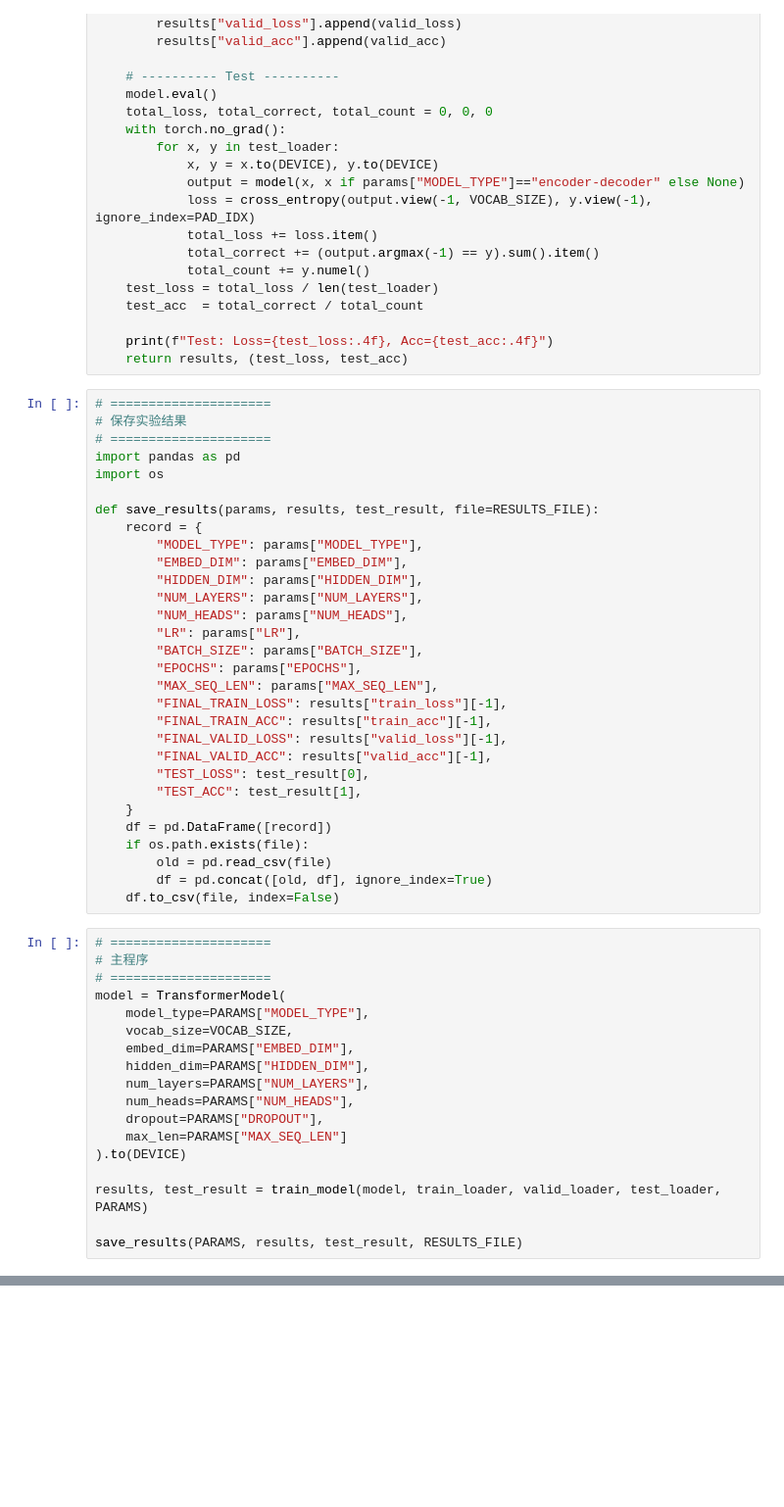
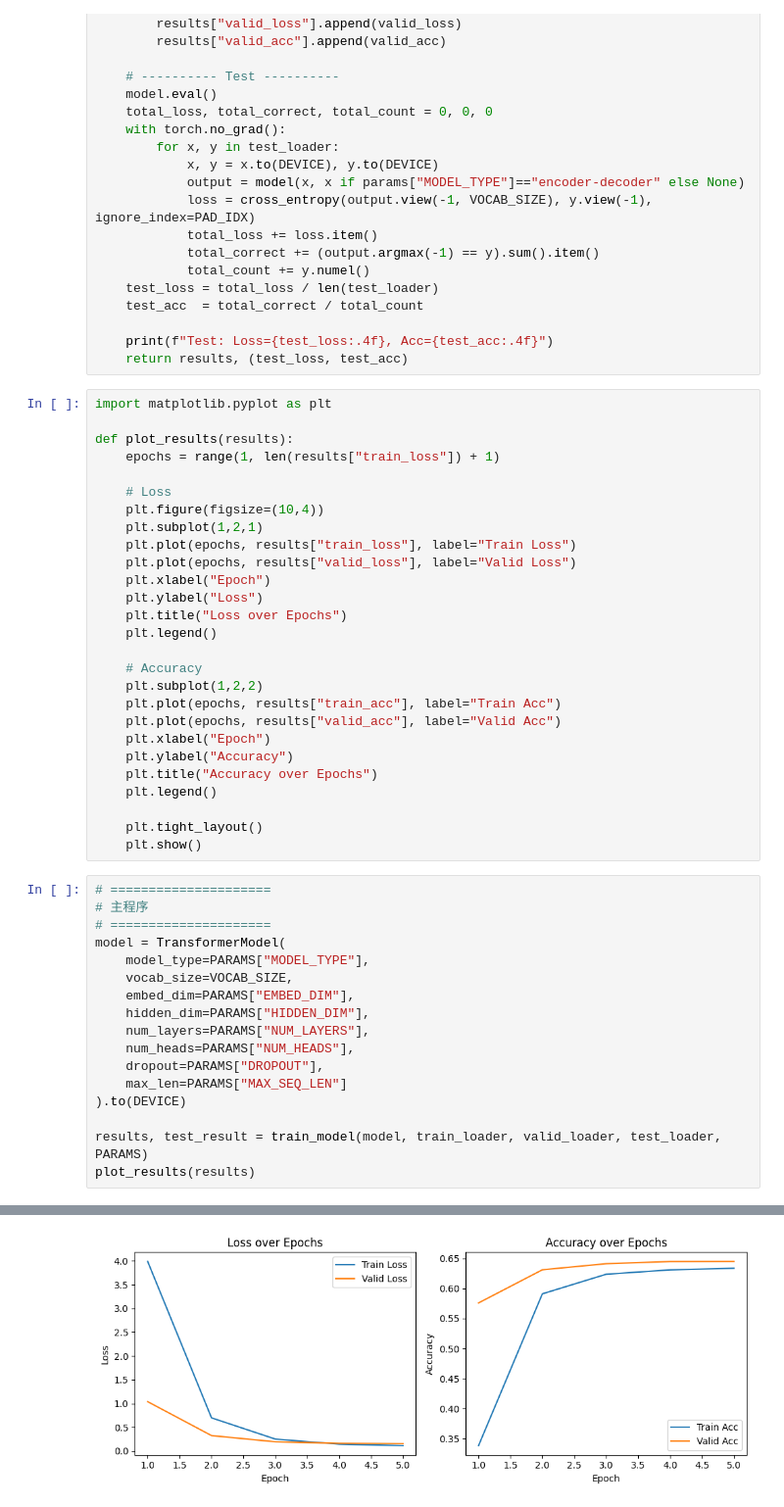
Before and after one commit to Mention25/Task1, a Jupyter notebook: task3/notebooks/task3-sub2.ipynb, the cells around one changed output, grey strips where cells are left out. Shown: that part at 98% size. Saved outputs shown, nothing was run; the diff lists cells and outputs as text; blank space fills up the shorter version.

```diff
--- a/task3/notebooks/task3-sub2.ipynb
+++ b/task3/notebooks/task3-sub2.ipynb
@@ -219,36 +219,33 @@ def train_model(model, train_loader, valid_loader, test_loader, params):
 
     print(f"Test: Loss={test_loss:.4f}, Acc={test_acc:.4f}")
     return results, (test_loss, test_acc)
-# %%
-# =====================
-# 保存实验结果
-# =====================
-import pandas as pd
-import os
-
-def save_results(params, results, test_result, file=RESULTS_FILE):
-    record = {
-        "MODEL_TYPE": params["MODEL_TYPE"],
-        "EMBED_DIM": params["EMBED_DIM"],
-        "HIDDEN_DIM": params["HIDDEN_DIM"],
-        "NUM_LAYERS": params["NUM_LAYERS"],
-        "NUM_HEADS": params["NUM_HEADS"],
-        "LR": params["LR"],
-        "BATCH_SIZE": params["BATCH_SIZE"],
-        "EPOCHS": params["EPOCHS"],
-        "MAX_SEQ_LEN": params["MAX_SEQ_LEN"],
-        "FINAL_TRAIN_LOSS": results["train_loss"][-1],
-        "FINAL_TRAIN_ACC": results["train_acc"][-1],
-        "FINAL_VALID_LOSS": results["valid_loss"][-1],
-        "FINAL_VALID_ACC": results["valid_acc"][-1],
-        "TEST_LOSS": test_result[0],
-        "TEST_ACC": test_result[1],
-    }
-    df = pd.DataFrame([record])
-    if os.path.exists(file):
-        old = pd.read_csv(file)
-        df = pd.concat([old, df], ignore_index=True)
-    df.to_csv(file, index=False)
+# %%
+import matplotlib.pyplot as plt
+
+def plot_results(results):
+    epochs = range(1, len(results["train_loss"]) + 1)
+
+    # Loss
+    plt.figure(figsize=(10,4))
+    plt.subplot(1,2,1)
+    plt.plot(epochs, results["train_loss"], label="Train Loss")
+    plt.plot(epochs, results["valid_loss"], label="Valid Loss")
+    plt.xlabel("Epoch")
+    plt.ylabel("Loss")
+    plt.title("Loss over Epochs")
+    plt.legend()
+
+    # Accuracy
+    plt.subplot(1,2,2)
+    plt.plot(epochs, results["train_acc"], label="Train Acc")
+    plt.plot(epochs, results["valid_acc"], label="Valid Acc")
+    plt.xlabel("Epoch")
+    plt.ylabel("Accuracy")
+    plt.title("Accuracy over Epochs")
+    plt.legend()
+
+    plt.tight_layout()
+    plt.show()
 # %%
 # =====================
 # 主程序
@@ -265,6 +262,5 @@ model = TransformerModel(
 ).to(DEVICE)
 
 results, test_result = train_model(model, train_loader, valid_loader, test_loader, PARAMS)
-
-save_results(PARAMS, results, test_result, RESULTS_FILE)
+plot_results(results)
 # %% [output]
@@ -276,0 +273 @@ Test: Loss=0.1784, Acc=0.6230
+[figure, added]
```
Also changed, not shown: parts of 3 cells of this notebook.
